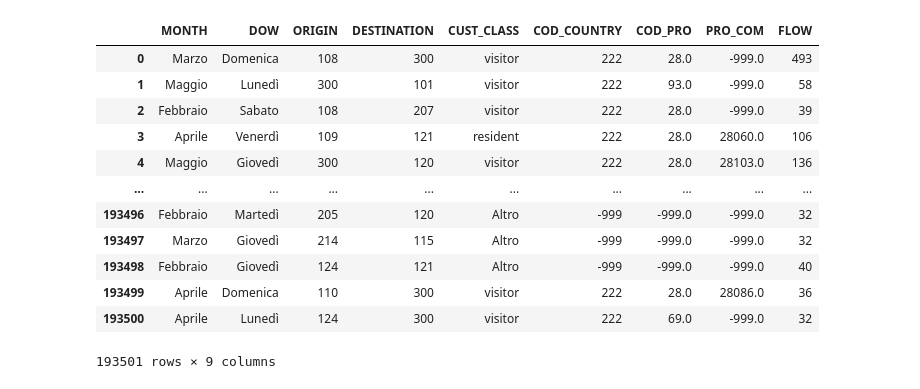
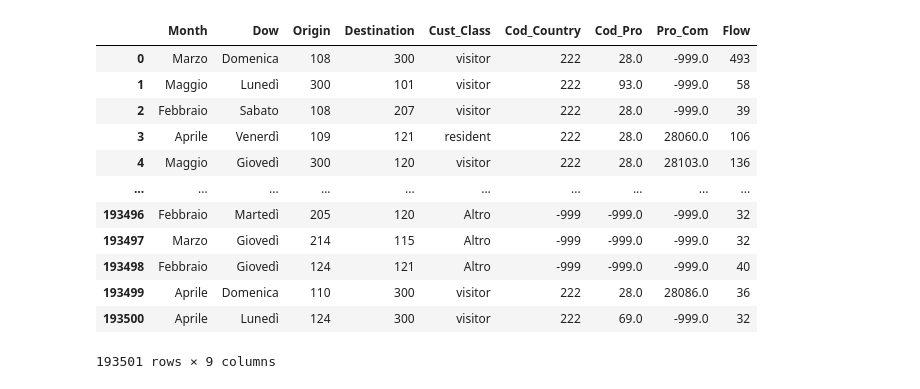
Before and after one commit to RMilock/LCP_projects_Y3, a Jupyter notebook: Prel_Proj11.ipynb, the cells around one changed output. Drawn from its saved outputs; the diff is of its cells as text; code cells hidden in the pictures.

```diff
--- a/Prel_Proj11.ipynb
+++ b/Prel_Proj11.ipynb
@@ -13,23 +13,16 @@ params = {"ytick.color" : "w",
         "axes.titlecolor":"w"}
 plt.rcParams.update(params)
 # %%
-file_day_od="data/day_od.csv" #directory of the file(file_path)
-#csv (comma seperated values, delimiter is comma)
-data_day_od=pd.read_csv(file_day_od,sep=",",encoding='utf-16', header=0)
+#dataframe from day_od.csv: "day origin and destination"
+file_name="data/day_od.csv"
+read_day_od=pd.read_csv(file_name,sep=",",encoding='utf-16', header=0) #comment: explicit header=0 to replace column names;
+columns=["Month","Dow","Origin","Destination","Cust_Class","Cod_Country","Cod_Pro","Pro_Com","Flow"]
+read_day_od.columns=columns
 
-#quoting=2,quotechar='"',escapechar='\r' )
-#comment: explicit header=0 to replace column names;  quoting=2 "Non-Numerical"; es
-
-#seperate the columns by name
-headerName=["MONTH","DOW","ORIGIN","DESTINATION","CUST_CLASS","COD_COUNTRY","COD_PRO","PRO_COM","FLOW"]
-data_day_od.columns=headerName
-day_od=pd.DataFrame(data_day_od)#dataFrame of the file(can be read more easily than csv)
-
-day_od.head()
-
-data_day_od
+day_od=pd.DataFrame(read_day_od)#dataFrame of the file(can be read more easily than csv)
+day_od
 # %% [output]
-|  | MONTH | DOW | ORIGIN | DESTINATION | CUST_CLASS | COD_COUNTRY | COD_PRO | PRO_COM | FLOW |
+|  | Month | Dow | Origin | Destination | Cust_Class | Cod_Country | Cod_Pro | Pro_Com | Flow |
 | 0 | Marzo | Domenica | 108 | 300 | visitor | 222 | 28.0 | -999.0 | 493 |
 | 1 | Maggio | Lunedì | 300 | 101 | visitor | 222 | 93.0 | -999.0 | 58 |
 | 2 | Febbraio | Sabato | 108 | 207 | visitor | 222 | 28.0 | -999.0 | 39 |
```
Also changed, not shown: parts of 10 cells of this notebook.
